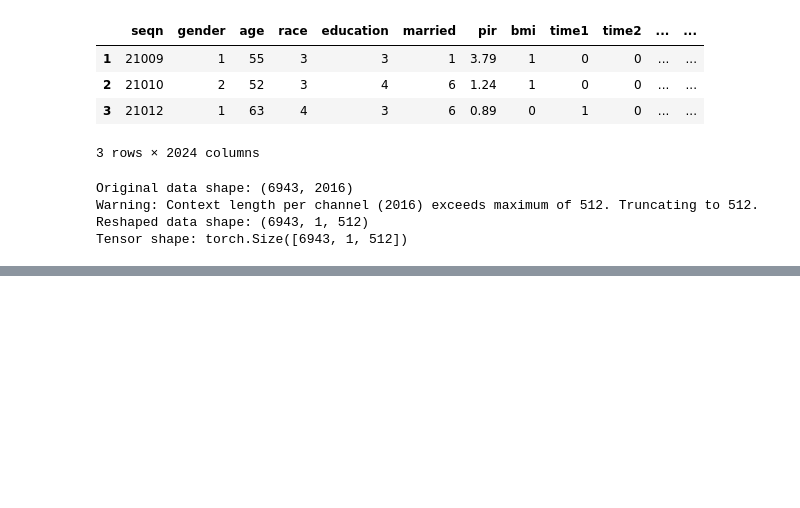
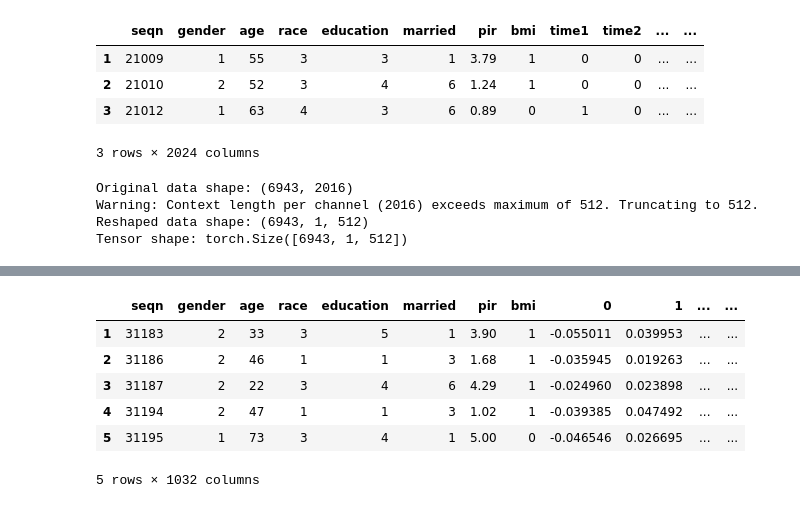
Before and after one commit to yousmni3269/embedding, a Jupyter notebook: embedding_moment.ipynb, the cells around one changed output, grey strips where cells are left out. Drawn from its saved outputs; the diff is of its cells as text; code cells hidden in the pictures; blank space fills up the shorter version.

```diff
--- a/embedding_moment.ipynb
+++ b/embedding_moment.ipynb
@@ -261,0 +233,6 @@ red_embeddings_df.to_csv("./data/embeddings_moment_subset50.csv")
+# %%
+# embedding of the subset2
+from pprint import pprint
+
+output2 = model(x_enc=subset_data2)
+pprint(output2)
@@ -261,0 +257,28 @@ red_embeddings_df.to_csv("./data/embeddings_moment_subset50.csv")
+# %%
+# extract embedding results for second subset
+embeddings2 = output2.embeddings
+embeddings2_np = embeddings2.detach().cpu().numpy()
+
+# convert to dataframe
+embeddings2_df = pd.DataFrame(embeddings2_np)
+
+# combine with columns up to 'bmi' from the original dataset
+df_subset2 = df.iloc[3500:].reset_index(drop=True)
+embeddings2_df = pd.concat([pd.DataFrame(embeddings2_np), df_subset2.loc[:, :'bmi']], axis=1)
+
+# reorder columns
+original2_cols = df_subset2.loc[:, :'bmi'].columns.tolist()
+embeddings2_cols = list(range(embeddings2_np.shape[1]))
+embeddings2_df = embeddings2_df[original2_cols + embeddings2_cols]
+
+embeddings2_df.index = range(1, len(embeddings2_df) + 1)
+
+embeddings2_df.head()
+# %% [output]
+|  | seqn | gender | age | race | education | married | pir | bmi | 0 | 1 | ... | ... |
+| 1 | 31183 | 2 | 33 | 3 | 5 | 1 | 3.90 | 1 | -0.055011 | 0.039953 | ... | ... |
+| 2 | 31186 | 2 | 46 | 1 | 1 | 3 | 1.68 | 1 | -0.035945 | 0.019263 | ... | ... |
+| 3 | 31187 | 2 | 22 | 3 | 4 | 6 | 4.29 | 1 | -0.024960 | 0.023898 | ... | ... |
+| 4 | 31194 | 2 | 47 | 1 | 1 | 3 | 1.02 | 1 | -0.039385 | 0.047492 | ... | ... |
+| 5 | 31195 | 1 | 73 | 3 | 4 | 1 | 5.00 | 0 | -0.046546 | 0.026695 | ... | ... |
+5 rows × 1032 columns
```
Also changed, not shown: parts of 15 cells of this notebook, 3 other files.
